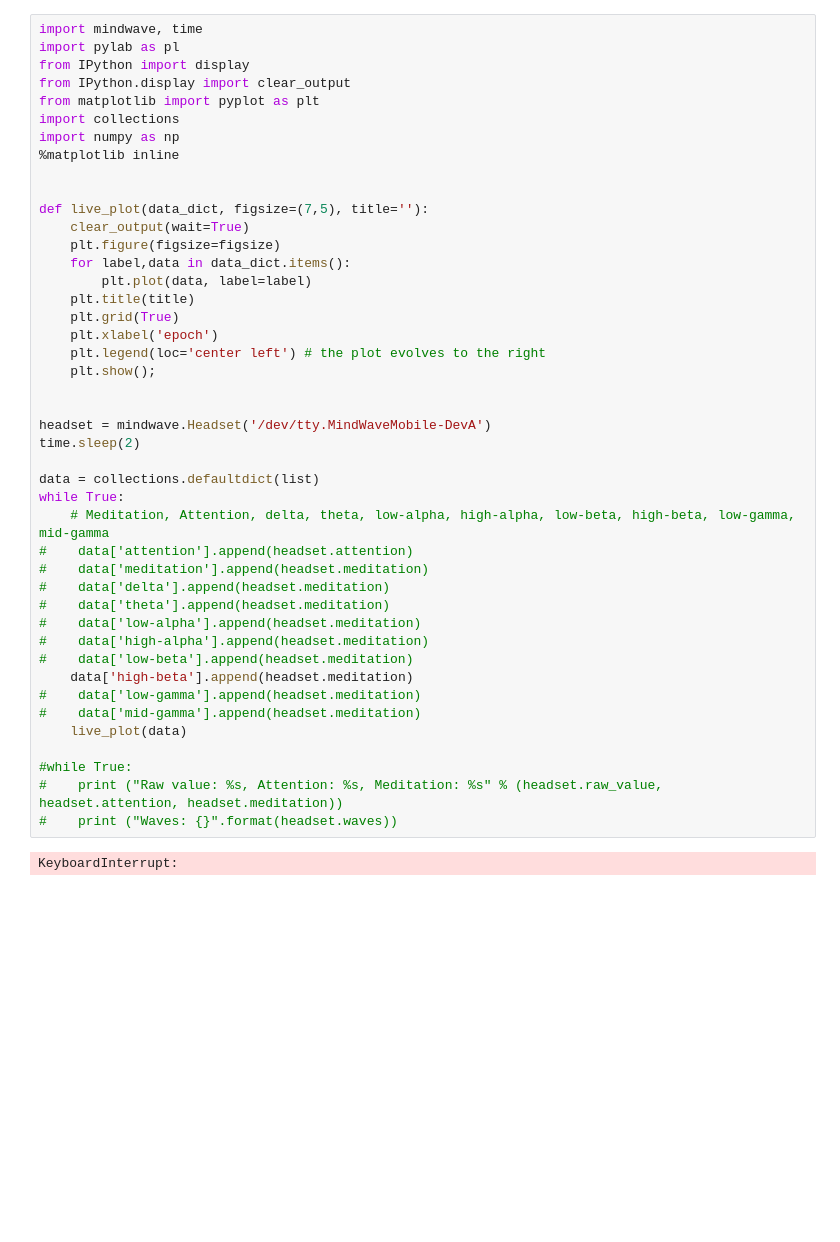
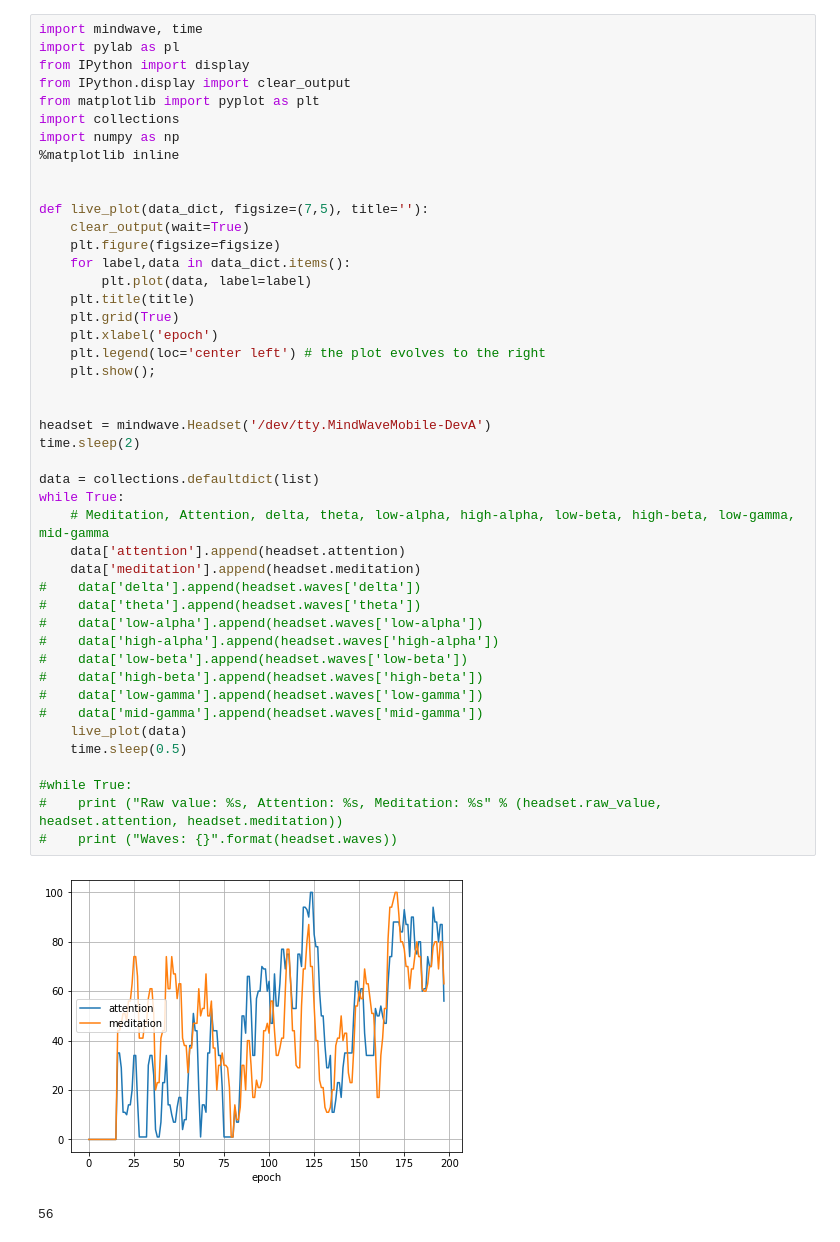
Before and after one commit to crystoll/projectillithid, a Jupyter notebook: mindreader/Realtime.ipynb, the cells around one changed output. Saved outputs shown, nothing was run; the diff lists cells and outputs as text; blank space fills up the shorter version.

```diff
--- a/mindreader/Realtime.ipynb
+++ b/mindreader/Realtime.ipynb
@@ -19,41 +14,43 @@ from IPython.display import clear_output
 from matplotlib import pyplot as plt
 import collections
 import numpy as np
 %matplotlib inline
 
 
 def live_plot(data_dict, figsize=(7,5), title=''):
     clear_output(wait=True)
     plt.figure(figsize=figsize)
     for label,data in data_dict.items():
         plt.plot(data, label=label)
     plt.title(title)
     plt.grid(True)
     plt.xlabel('epoch')
     plt.legend(loc='center left') # the plot evolves to the right
     plt.show();
 
 
 headset = mindwave.Headset('/dev/tty.MindWaveMobile-DevA')
 time.sleep(2)
 
 data = collections.defaultdict(list)
 while True:
     # Meditation, Attention, delta, theta, low-alpha, high-alpha, low-beta, high-beta, low-gamma, mid-gamma
-#    data['attention'].append(headset.attention)
-#    data['meditation'].append(headset.meditation)
-#    data['delta'].append(headset.meditation)
-#    data['theta'].append(headset.meditation)
-#    data['low-alpha'].append(headset.meditation)
-#    data['high-alpha'].append(headset.meditation)
-#    data['low-beta'].append(headset.meditation)
-    data['high-beta'].append(headset.meditation)
-#    data['low-gamma'].append(headset.meditation)
-#    data['mid-gamma'].append(headset.meditation)
+    data['attention'].append(headset.attention)
+    data['meditation'].append(headset.meditation)
+#    data['delta'].append(headset.waves['delta'])
+#    data['theta'].append(headset.waves['theta'])
+#    data['low-alpha'].append(headset.waves['low-alpha'])
+#    data['high-alpha'].append(headset.waves['high-alpha'])
+#    data['low-beta'].append(headset.waves['low-beta'])
+#    data['high-beta'].append(headset.waves['high-beta'])
+#    data['low-gamma'].append(headset.waves['low-gamma'])
+#    data['mid-gamma'].append(headset.waves['mid-gamma'])
     live_plot(data)
+    time.sleep(0.5)
 
 #while True:
 #    print ("Raw value: %s, Attention: %s, Meditation: %s" % (headset.raw_value, headset.attention, headset.meditation))
 #    print ("Waves: {}".format(headset.waves))
 # %% [output]
+[figure, added]
-KeyboardInterrupt:
+56
```
Also changed, not shown: parts of 2 cells of this notebook, 2 other files.
